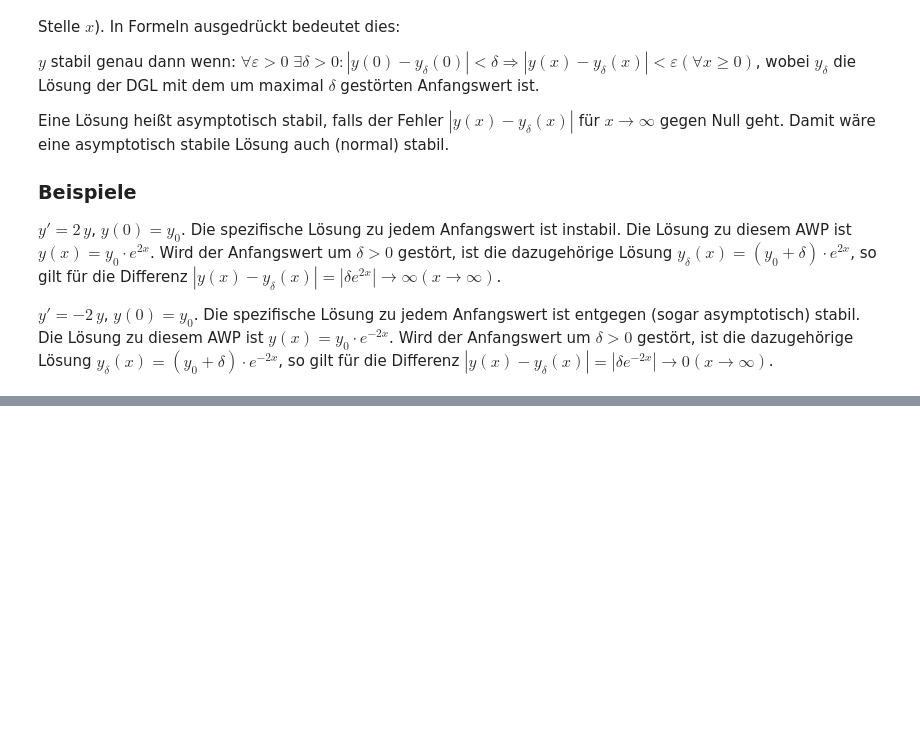
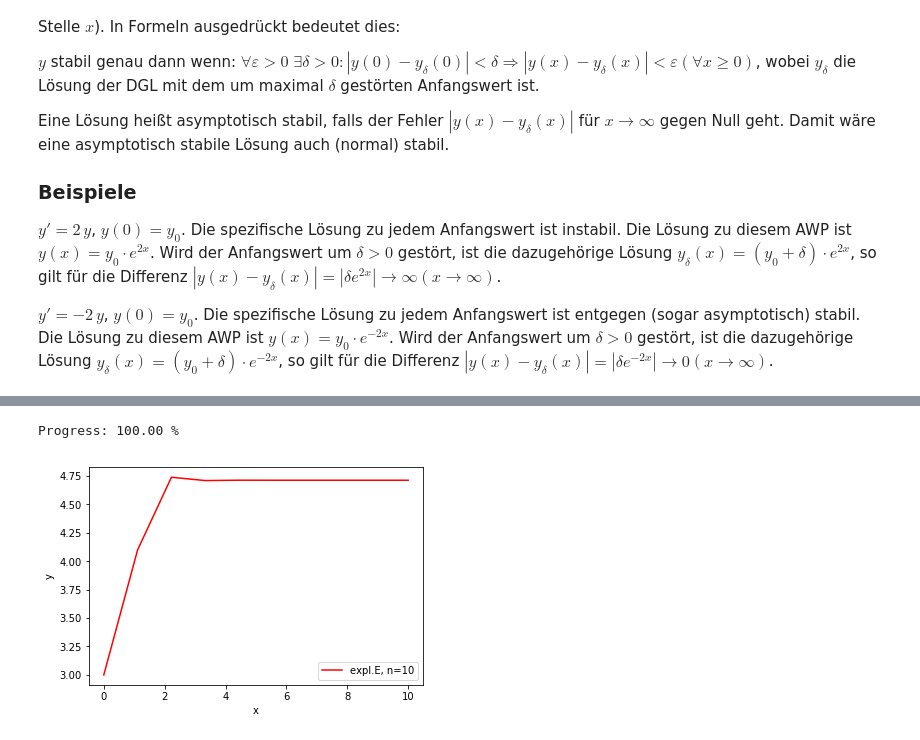
Before and after one commit to MathAlg/numericalODEs, a Jupyter notebook: ODEs_numeric_main.ipynb, the cells around one changed output, grey strips where cells are left out. Drawn from its saved outputs; the diff is of its cells as text; code cells hidden in the pictures; blank space fills up the shorter version.

```diff
--- a/ODEs_numeric_main.ipynb
+++ b/ODEs_numeric_main.ipynb
@@ -119,0 +55,10 @@ var.show(directions='on')
+# %%
+# solve ODE with a Solver
+
+var.solve(10,method='explE') # input: solve(n[,method])
+
+# look at solution
+var.show()
+# %% [output]
+Progress: 100.00 %
+[figure, added]
```
Also changed, not shown: parts of 9 cells of this notebook, 1 other file.
